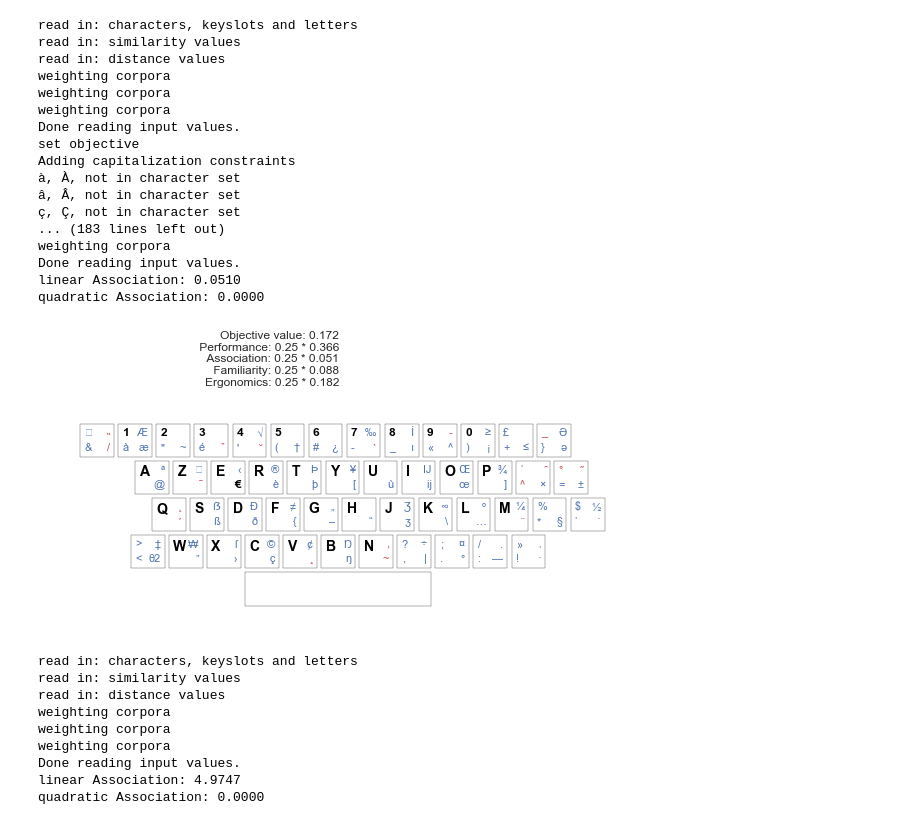
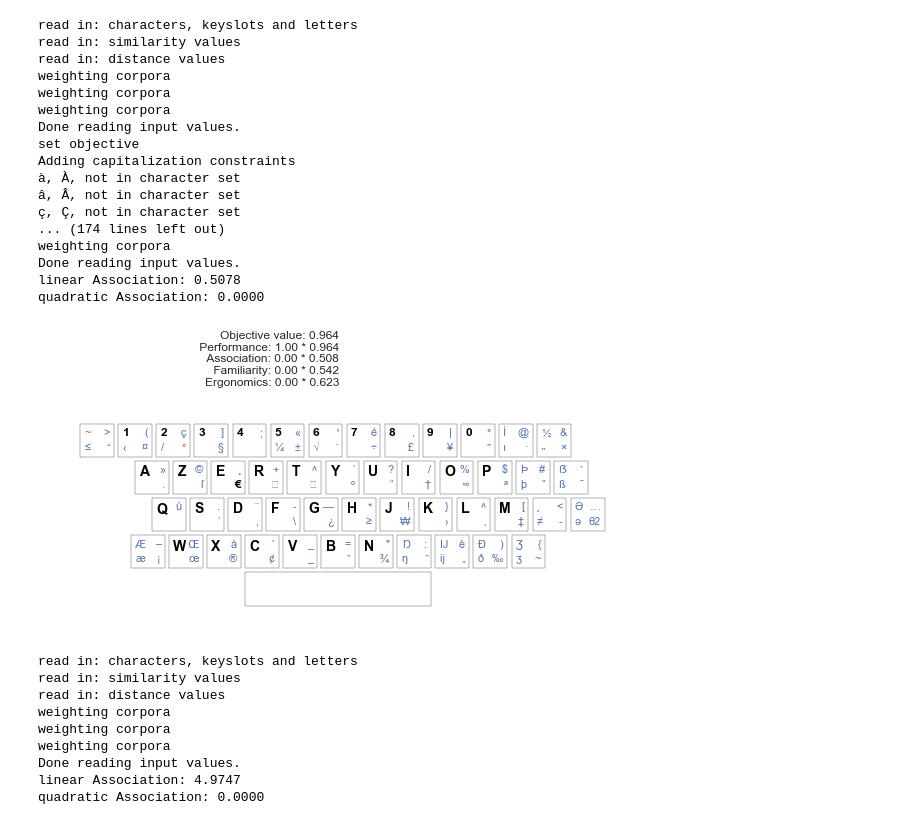
Before and after one commit to annafeit/optimizing-the-french-keyboard, a Jupyter notebook: optimization.ipynb, the cells around one changed output. Cells and saved outputs as stored; diff of their text form; code cells hidden in the pictures.

```diff
--- a/optimization.ipynb
+++ b/optimization.ipynb
@@ -10,38 +10,38 @@ from optimize import *
 
 PYTHONIOENCODING="utf-8"
 
-w_p, w_a, w_f, w_e =  [0.25,0.25,0.25,0.25]
+w_p, w_a, w_f, w_e =  [1.0, 0.0,0.0,0.0]
 corpus_weights = {'formal':0.5, 'twitter':0.3, 'code':0.2}
 # %%
 scenario = "scenarioMAX"
 char_set = "setCAPS"
 set_scenario_files(scenario, char_set)
 #create_reformulation_input(w_p, w_a, w_f, w_e, corpus_weights, scenario+char_set+"_even",
                            #quadratic=1)
 
 mapping = solve_the_keyboard_Problem(w_p, w_a, w_f, w_e, corpus_weights,
-                                     quadratic=0, capitalization_constraints=1, name=scenario+char_set+"_even")
+                                     quadratic=0, capitalization_constraints=1, name=scenario+char_set+"_even", minimize=False)
 #model = optimize_reformulation("reformulation\\reformulation_scenario3_ass.lp")
 #w_p, w_a, w_f, w_e = [0.25,0.25,0.25,0.25]
 # %% [output]
 read in: characters, keyslots and letters
 read in: similarity values
 read in: distance values
 weighting corpora
 weighting corpora
 weighting corpora
 Done reading input values.
 set objective
 Adding capitalization constraints
 à, À, not in character set
 â, Â, not in character set
 ç, Ç, not in character set
-... (183 lines left out)
+... (174 lines left out)
 weighting corpora
 Done reading input values.
-linear Association: 0.0510
+linear Association: 0.5078
 quadratic Association: 0.0000
-[figure, old version]
+[figure, new version]
 # %%
 path = "mappings/solution_3_even.mst"
 plot_mapping(mapping, plotname=path+".png", w_p=w_p, w_a=w_a, w_f=w_f, w_e=w_e,
```
Also changed, not shown: 7 other files.
